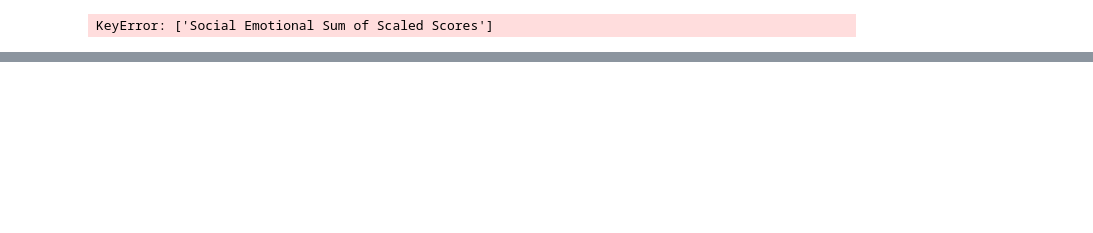
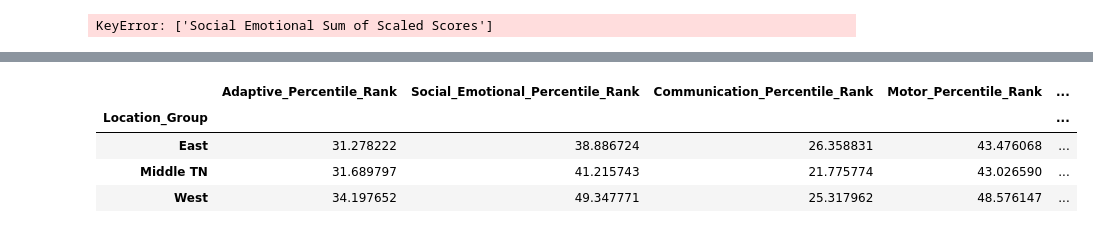
Before and after one commit to NSS-Data-Analytics-Cohort-10/teis-concat-dog, a Jupyter notebook: notebook/clean_partner.ipynb, the cells around one changed output, grey strips where cells are left out. Saved outputs shown, nothing was run; the diff lists cells and outputs as text; code cells hidden in the pictures; blank space fills up the shorter version.

```diff
--- a/notebook/clean_partner.ipynb
+++ b/notebook/clean_partner.ipynb
@@ -83,0 +102,8 @@ West                           49.988065             51.350379
+# %%
+dataset_clean_eligibility.groupby('Location_Group')[percentile_columns].mean()
+# %% [output]
+|  | Adaptive_Percentile_Rank | Social_Emotional_Percentile_Rank | Communication_Percentile_Rank | Motor_Percentile_Rank | ... |
+| Location_Group |  |  |  |  | ... |
+| East | 31.278222 | 38.886724 | 26.358831 | 43.476068 | ... |
+| Middle TN | 31.689797 | 41.215743 | 21.775774 | 43.026590 | ... |
+| West | 34.197652 | 49.347771 | 25.317962 | 48.576147 | ... |
```
Also changed, not shown: parts of 11 cells of this notebook.
